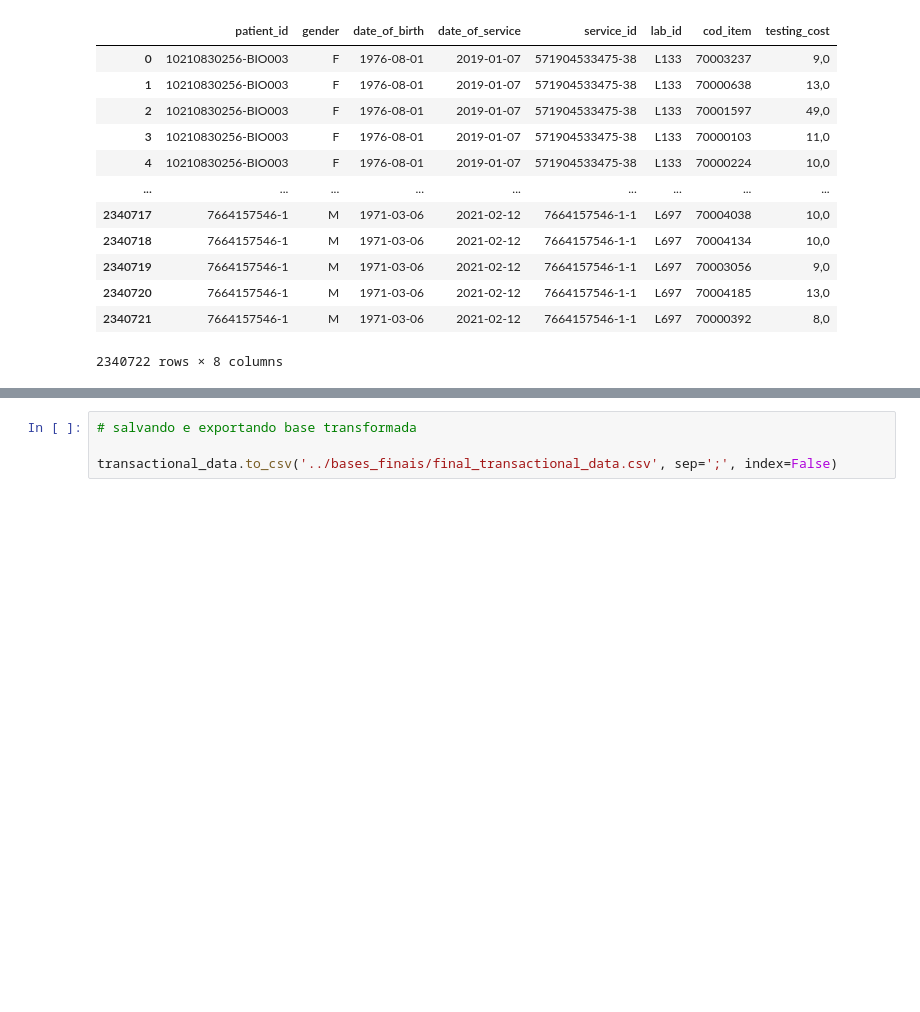
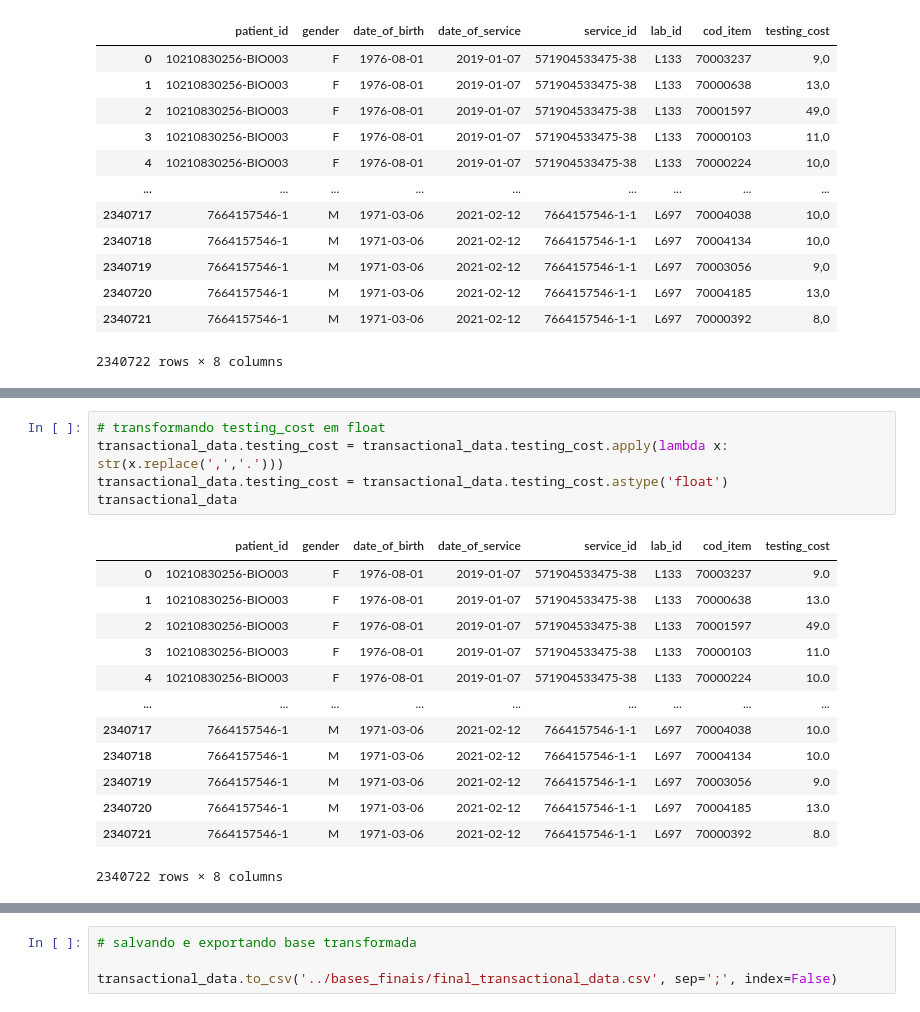
Before and after one commit to Davi-Tolen/ProjetoElo, a Jupyter notebook: tratamento_de_bases/tratando_dados_transactional_data.ipynb, the cells around one changed output, grey strips where cells are left out. Saved outputs shown, nothing was run; the diff lists cells and outputs as text; blank space fills up the shorter version.

```diff
--- a/tratamento_de_bases/tratando_dados_transactional_data.ipynb
+++ b/tratamento_de_bases/tratando_dados_transactional_data.ipynb
@@ -153,3 +153,22 @@ transactional_data.describe(include='all')
 | 50% | NaN | NaN | NaN | NaN | NaN | NaN | 7.000376e+07 | NaN |
 | 75% | NaN | NaN | NaN | NaN | NaN | NaN | 7.000446e+07 | NaN |
 | max | NaN | NaN | NaN | NaN | NaN | NaN | 7.000900e+07 | NaN |
+# %%
+# transformando testing_cost em float
+transactional_data.testing_cost = transactional_data.testing_cost.apply(lambda x: str(x.replace(',','.')))
+transactional_data.testing_cost = transactional_data.testing_cost.astype('float')
+transactional_data
+# %% [output]
+|  | patient_id | gender | date_of_birth | date_of_service | service_id | lab_id | cod_item | testing_cost |
+| 0 | 10210830256-BIO003 | F | 1976-08-01 | 2019-01-07 | 571904533475-38 | L133 | 70003237 | 9.0 |
+| 1 | 10210830256-BIO003 | F | 1976-08-01 | 2019-01-07 | 571904533475-38 | L133 | 70000638 | 13.0 |
+| 2 | 10210830256-BIO003 | F | 1976-08-01 | 2019-01-07 | 571904533475-38 | L133 | 70001597 | 49.0 |
+| 3 | 10210830256-BIO003 | F | 1976-08-01 | 2019-01-07 | 571904533475-38 | L133 | 70000103 | 11.0 |
+| 4 | 10210830256-BIO003 | F | 1976-08-01 | 2019-01-07 | 571904533475-38 | L133 | 70000224 | 10.0 |
+| ... | ... | ... | ... | ... | ... | ... | ... | ... |
+| 2340717 | 7664157546-1 | M | 1971-03-06 | 2021-02-12 | 7664157546-1-1 | L697 | 70004038 | 10.0 |
+| 2340718 | 7664157546-1 | M | 1971-03-06 | 2021-02-12 | 7664157546-1-1 | L697 | 70004134 | 10.0 |
+| 2340719 | 7664157546-1 | M | 1971-03-06 | 2021-02-12 | 7664157546-1-1 | L697 | 70003056 | 9.0 |
+| 2340720 | 7664157546-1 | M | 1971-03-06 | 2021-02-12 | 7664157546-1-1 | L697 | 70004185 | 13.0 |
+| 2340721 | 7664157546-1 | M | 1971-03-06 | 2021-02-12 | 7664157546-1-1 | L697 | 70000392 | 8.0 |
+2340722 rows × 8 columns
```
Also changed, not shown: parts of 2 cells of this notebook, 1 other file.
